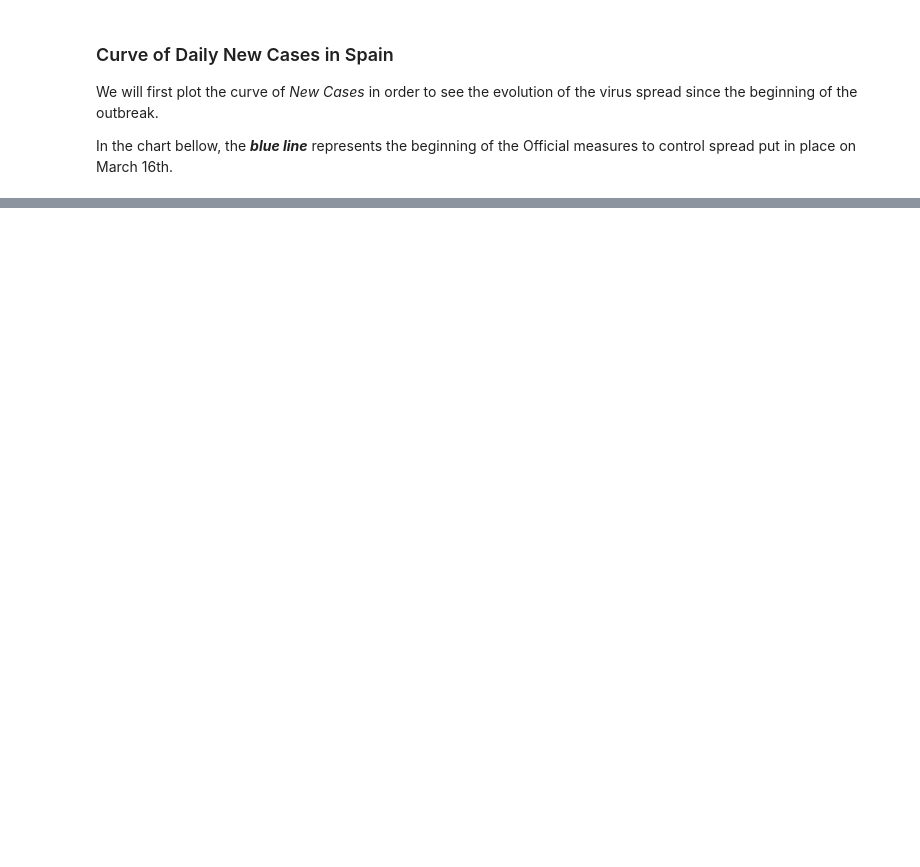
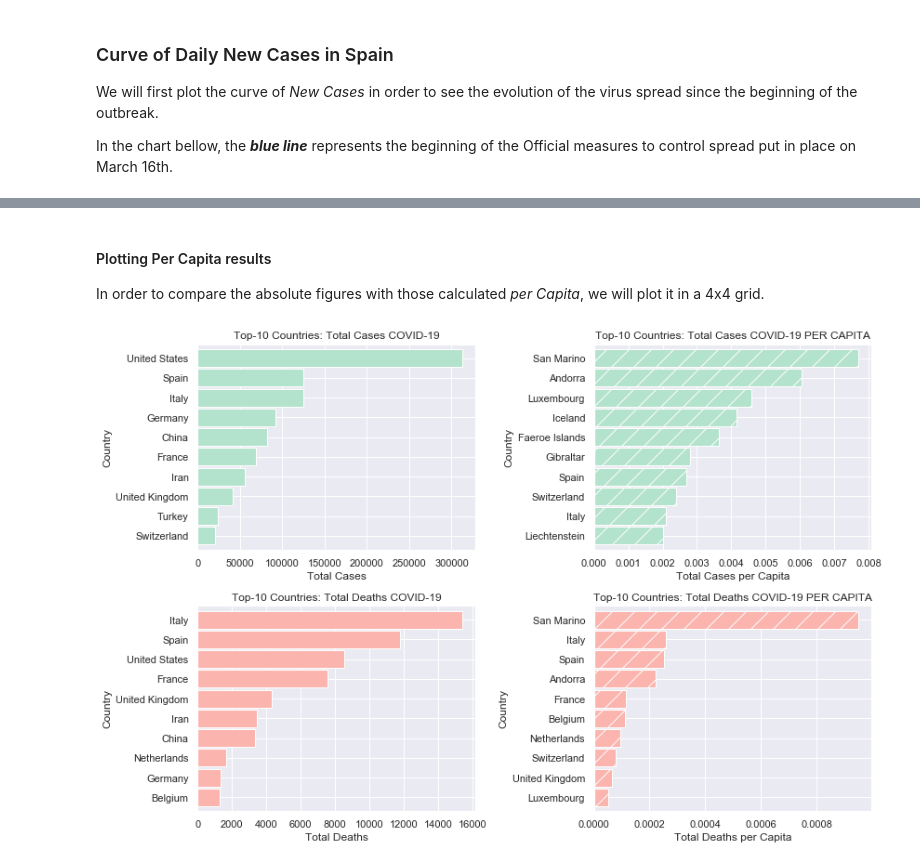
Before and after one commit to mrentem/The_Bridge_DS_projects_Python, a Jupyter notebook: projects_assignments/Coronavirus/Coronavirus_mrentem.ipynb, the cells around one changed output, grey strips where cells are left out. Saved outputs shown, nothing was run; the diff lists cells and outputs as text; code cells hidden in the pictures; blank space fills up the shorter version.

Commit message:
Adding Per Capita

```diff
--- a/projects_assignments/Coronavirus/Coronavirus_mrentem.ipynb
+++ b/projects_assignments/Coronavirus/Coronavirus_mrentem.ipynb
@@ -227,0 +265,6 @@ plt.show()
+# %%
+## Change 'country_name' column name to 'location', as in main data frame. Drop the column 'year'.
+
+world_population_2019_new = world_population_2019.rename(columns={'country_name': 'location'}).drop(['year'], axis = 1)
+world_population_2019_new = world_population_2019_new.set_index('location')
+world_population_2019_new.head()
@@ -227,0 +281,7 @@ plt.show()
+# %%
+## Merging the datasets with an inner merge, in the column 'location'.
+## Adding a new calculated column 'per capita'
+
+total_deaths_pop = pd.merge(list_total_deaths, world_population_2019_new, on='location', how='inner')
+total_deaths_pop['deaths_pcap'] = total_deaths_pop['new_deaths'] / total_deaths_pop['population']
+total_deaths_pop.head()
@@ -227,0 +296,4 @@ plt.show()
+# %%
+total_cases_pop = pd.merge(list_total_cases, world_population_2019_new, on='location', how='inner')
+total_cases_pop['cases_pcap'] = total_cases_pop['new_cases'] / total_cases_pop['population']
+total_cases_pop.head()
@@ -227,0 +308,54 @@ plt.show()
+# %% [markdown]
+#### Plotting Per Capita results
+
+In order to compare the absolute figures with those calculated *per Capita*, we will plot it in a 4x4 grid.
+# %%
+sns.set(rc={'figure.figsize':(12, 8)})
+
+plt.subplot(2, 2, 1)
+
+list_total_cases = df.groupby('location').new_cases.sum().sort_values(ascending=False)
+top_total_cases = list_total_cases.drop('World')
+top_ten_total_cases = top_total_cases.head(10)
+top_ten_total_cases.plot(kind='barh', width=0.9, cmap='Pastel2')
+plt.ylabel('Country')
+plt.xlabel('Total Cases')
+plt.title('Top-10 Countries: Total Cases COVID-19', fontsize=12)
+plt.gca().invert_yaxis()
+
+plt.subplot(2, 2, 3)
+
+list_total_deaths = df.groupby('location').new_deaths.sum().sort_values(ascending=False)
+top_total_deaths = list_total_deaths.drop('World')
+top_ten_total_deaths = top_total_deaths.head(10)
+top_ten_total_deaths.plot(kind='barh', width=0.9, cmap='Pastel1')
+plt.ylabel('Country')
+plt.xlabel('Total Deaths')
+plt.title('Top-10 Countries: Total Deaths COVID-19', fontsize=12)
+plt.gca().invert_yaxis()
+
+plt.subplot(2, 2, 2)
+
+list_total_cases_pcap = total_cases_pop['cases_pcap'].sort_values(ascending=False)
+top_ten_total_cases_pcap = list_total_cases_pcap.head(10)
+top_ten_total_cases_pcap.plot(kind='barh', width=0.9, cmap='Pastel2', hatch='/')
+plt.ylabel('Country')
+plt.xlabel('Total Cases per Capita')
+plt.title('Top-10 Countries: Total Cases COVID-19 PER CAPITA', fontsize=12)
+plt.gca().invert_yaxis()
+
+plt.subplot(2, 2, 4)
+
+list_total_deaths_pcap = total_deaths_pop['deaths_pcap'].sort_values(ascending=False)
+top_ten_total_deaths_pcap = list_total_deaths_pcap.head(10)
+top_ten_total_deaths_pcap.plot(kind='barh', width=0.9, cmap='Pastel1', hatch='/')
+plt.ylabel('Country')
+plt.xlabel('Total Deaths per Capita')
+plt.title('Top-10 Countries: Total Deaths COVID-19 PER CAPITA', fontsize=12)
+plt.gca().invert_yaxis()
+
+plt.tight_layout()
+
+plt.show()
+# %% [output]
+[figure, added]
```
Also changed, not shown: parts of 22 cells of this notebook, 1 other file.
